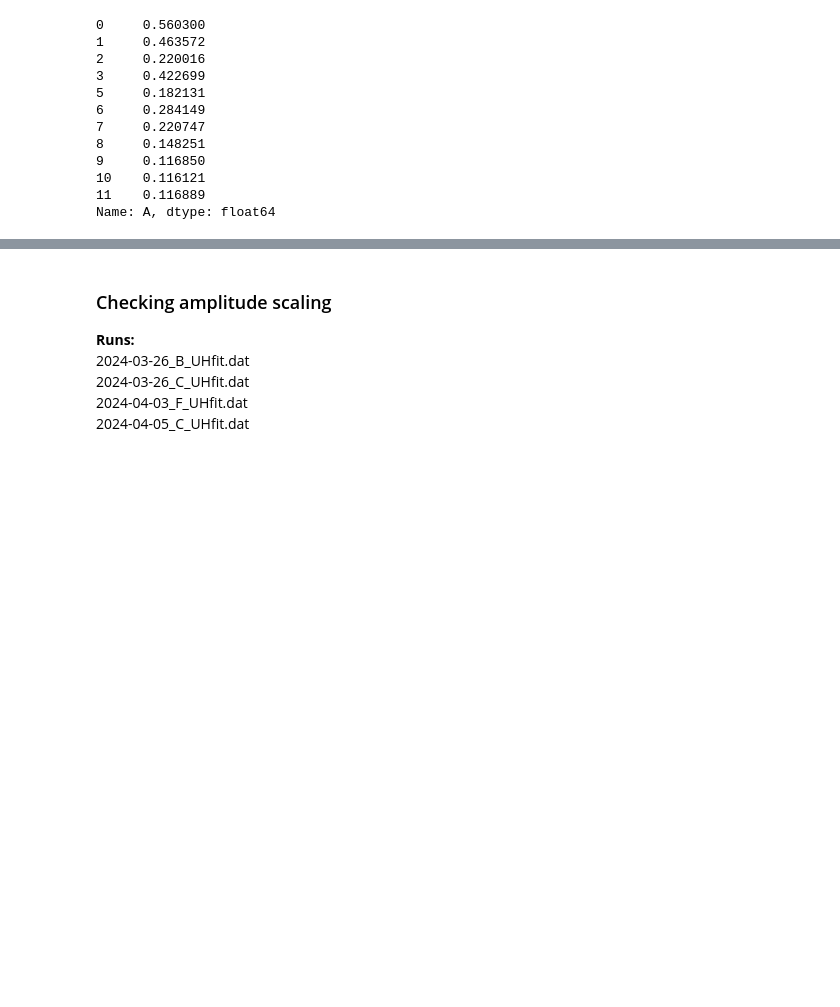
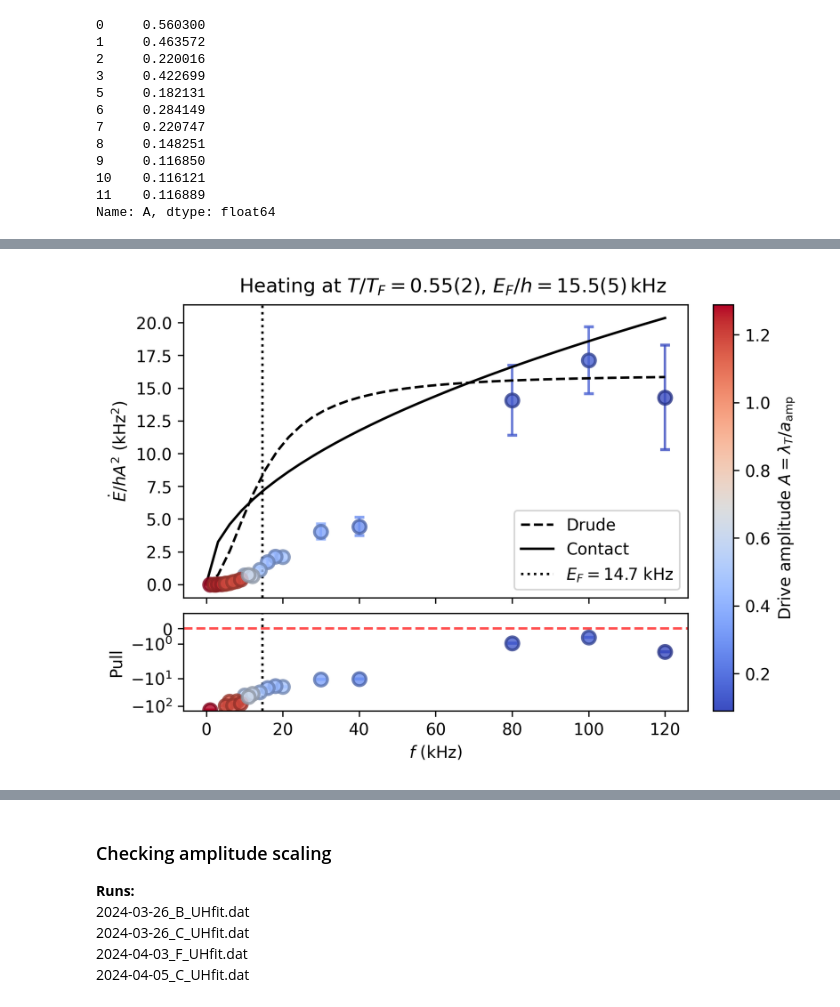
Before and after one commit to uoft-chiplab/Fast-Modulation-Contact-Correlation-Project, a Jupyter notebook: contact_correlations/heating_rate_analysis.ipynb, the cells around one changed output, grey strips where cells are left out. Saved outputs shown, nothing was run; the diff lists cells and outputs as text; code cells hidden in the pictures; blank space fills up the shorter version.

```diff
--- a/contact_correlations/heating_rate_analysis.ipynb
+++ b/contact_correlations/heating_rate_analysis.ipynb
@@ -531,0 +552,9 @@ plt.show()
+# %%
+df = results_df.copy()
+df_filtered = df[df['filename'].isin(two_time_data)].sort_values(by='filename',
+                    ascending=True, ignore_index=True)
+
+# Show up to 100 rows
+pd.set_option('display.max_rows', 100)
+
+# df_filtered[['filename', 'freq', 'Bamp', 'heating_rate', 'Ei', 'Ef', 'EFi', 'num_time_pts', 'ToTFi']]
@@ -531,0 +572,87 @@ plt.show()
+# %%
+fig, (ax_main, ax_res) = plt.subplots(
+    nrows=2,
+    ncols=1,
+    sharex=True,
+    figsize=(6, 4),
+    gridspec_kw={'height_ratios': [3, 1]},
+    dpi=300,
+    layout='constrained'
+)
+
+trapped_gas_params = (df_plot.ToTFi.mean(), df_plot.EFi.mean(), df_plot.barnu.mean())
+TUG = TrappedUnitaryGas(*trapped_gas_params)
+TUG.modulate_field(np.linspace(1, df_plot.freq.max(), 40))
+
+
+df_plot['x'] = df_plot.freq/1e3  # kHz
+df_plot['y'] = df_plot['norm_heating_rate']/1e6  # kHz^2
+df_plot['yerr'] = df_plot['e_norm_heating_rate']/1e6  # kHz^2
+df_plot['Edot_th'] = np.interp(df_plot.freq, TUG.nus, TUG.Edot/TUG.Ns/2)
+df_plot['y_th'] = df_plot['Edot_th']/1e6  # kHz^2
+df_plot['res'] = df_plot['y'] - df_plot['y_th']
+df_plot['dev'] = df_plot['res'] / df_plot['y_th'] * 100  # Percent deviation
+df_plot['e_dev'] = df_plot['yerr'] / df_plot['y_th'] * 100  # Percent deviation error
+df_plot['pull'] = (df_plot['y'] - df_plot['y_th'])/df_plot['yerr']  # Pull value
+
+
+# Define drive amplitide color mapping
+cmap = cm.get_cmap('coolwarm')
+norm = mcolors.Normalize(vmin=df_plot['A'].min(), vmax=df_plot['A'].max())
+
+for row in df_plot.itertuples():
+    # Convert this row's parameter value into a specific RGBA color
+    point_color = cmap(norm(row.A))
+
+    rgb = mcolors.to_rgb(point_color)
+    dark_edge_color = [c * 0.7 for c in rgb]  # Multiply by 0.7 to dim it
+
+    ax_main.errorbar(
+        row.x, row.y, yerr=row.yerr,
+        fmt='o',
+        color=point_color,
+        markeredgecolor=dark_edge_color,
+        capsize=3,
+        alpha=0.8,
+        markeredgewidth=1.8,
+        markersize=8,
+    )
+
+    ax_res.errorbar(
+        row.x, row.pull, yerr=np.zeros_like(row.pull),
+        fmt='o',
+        color=point_color,
+        markeredgecolor=dark_edge_color,
+        capsize=3,
+        alpha=0.8,
+        markeredgewidth=1.8,
+        markersize=8,
+    )
+
+ax_res.set_xlabel(r'$f$ (kHz)')
+ax_res.set_ylabel('Pull')
+ax_res.set(yscale='symlog', ylim=(-150, 1))
+ax_main.set_ylabel(r'$\dot{E}/hA^2$ (kHz$^2$)')
+
+ax_main.plot(TUG.nus/1e3, TUG.Edot_drude/TUG.Ns/2/1e6, 'k--', label='Drude')
+ax_main.plot(TUG.nus/1e3, TUG.Edot_contact/TUG.Ns/2/1e6, 'k-', label='Contact')
+ax_main.axvline(x=TUG.EF/1e3, color='k', linestyle=':',
+                label=r'$E_F = $'+f'{TUG.EF/1e3:.1f} kHz')
+ax_res.axvline(x=TUG.EF/1e3, color='k', linestyle=':')
+
+ax_main.legend()
+
+ax_res.axhline(y=0, color='r', linestyle='--', alpha=0.7)
+
+sm = cm.ScalarMappable(norm=norm, cmap=cmap)
+sm.set_array([])
+cbar = fig.colorbar(sm, ax=[ax_main, ax_res], orientation='vertical')
+cbar.set_label(r'Drive amplitude $A = \lambda_T/a_\mathrm{amp}$')
+
+# fig.savefig('figures/heating_rate_vs_frequency.pdf', dpi=300, bbox_inches='tight')
+
+fig.suptitle(r'Heating at $T/T_F = 0.55(2)$, $E_F/h=15.5(5)\,$kHz', fontsize=12, y=1.05)
+
+plt.show()
+# %% [output]
+[figure, added]
```
Also changed, not shown: parts of 20 cells of this notebook, 1 other file.
